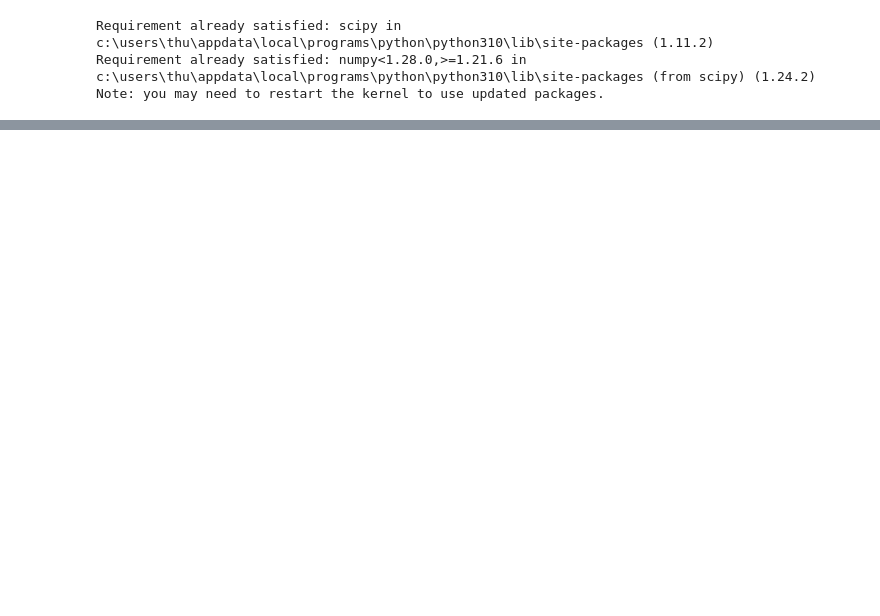
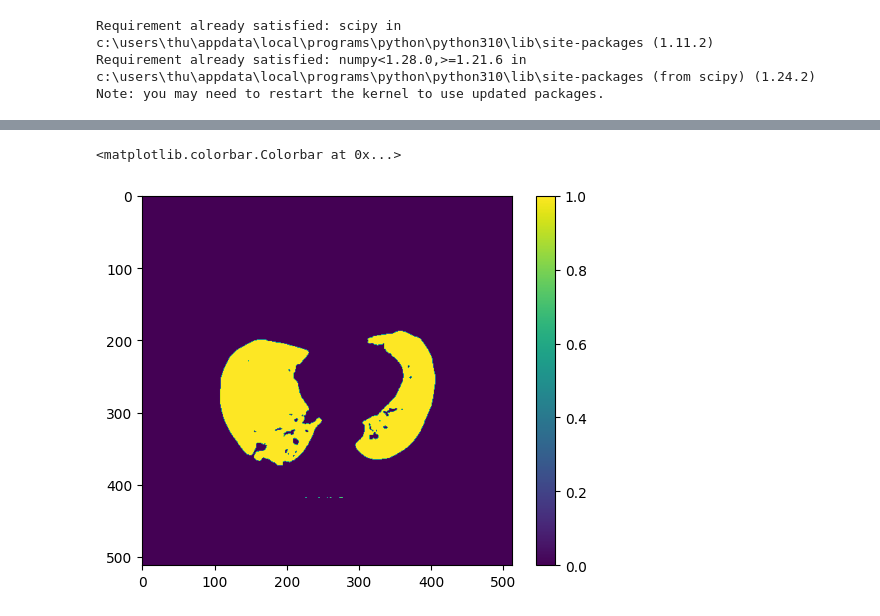
Before and after one commit to CamThu/Lung-CT-image-segmentation, a Jupyter notebook: CT_lung_segment.ipynb, the cells around one changed output, grey strips where cells are left out. Cells and saved outputs as stored; diff of their text form; code cells hidden in the pictures; blank space fills up the shorter version.

```diff
--- a/CT_lung_segment.ipynb
+++ b/CT_lung_segment.ipynb
@@ -158,0 +106,7 @@ plt.imshow(ArrayDicom[:,:,50])
+# %%
+mask = np.vectorize(clear_border, signature = '(n,m)->(n,m)')(mask)
+plt.imshow(mask[:,:,50])
+plt.colorbar()
+# %% [output]
+<matplotlib.colorbar.Colorbar at 0x...>
+[figure, added]
```
Also changed, not shown: parts of 27 cells of this notebook.
